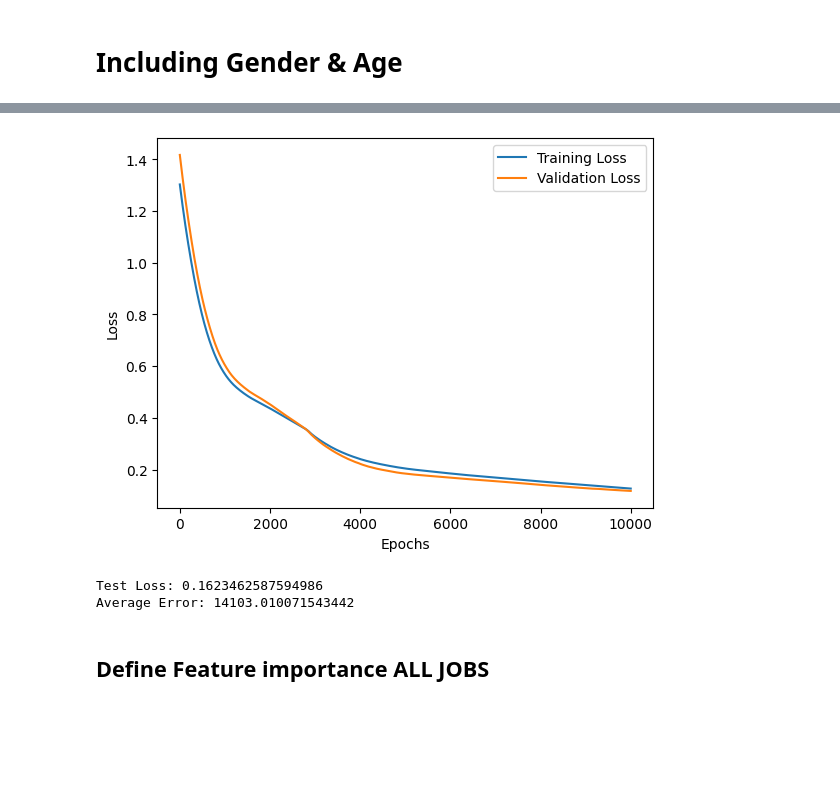
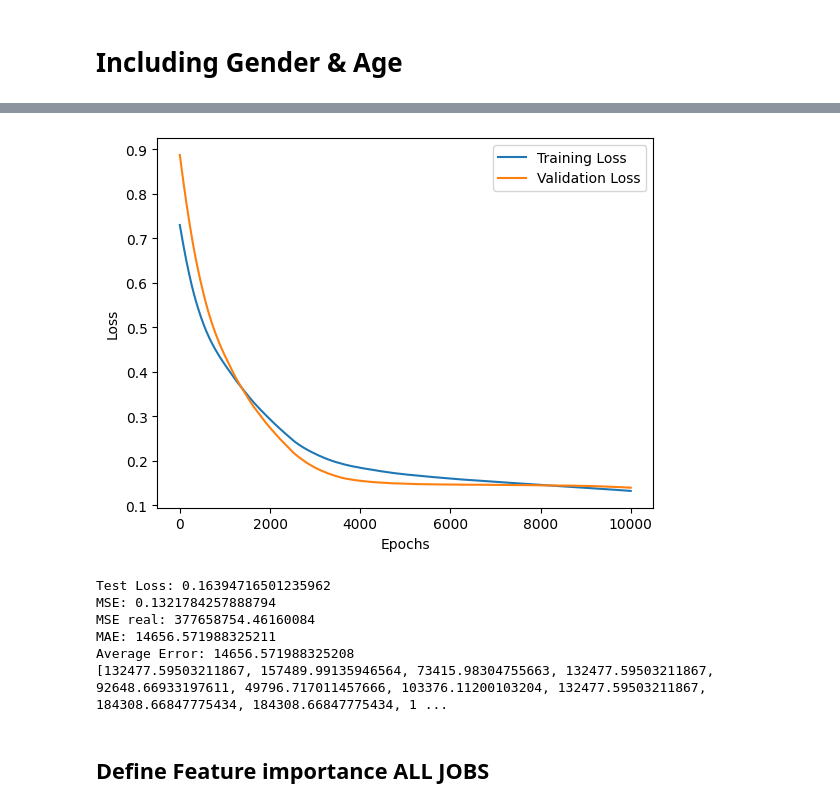
Before and after one commit to CarloRobbiani/ml_project, a Jupyter notebook: Salary new dataset/salary prediction.ipynb, the cells around one changed output, grey strips where cells are left out. Saved outputs shown, nothing was run; the diff lists cells and outputs as text; code cells hidden in the pictures; blank space fills up the shorter version.

```diff
--- a/Salary new dataset/salary prediction.ipynb
+++ b/Salary new dataset/salary prediction.ipynb
@@ -286,6 +286,7 @@ import torch.nn as nn
 import matplotlib.pyplot as plt
 from sklearn.preprocessing import StandardScaler, LabelEncoder
 from sklearn.model_selection import train_test_split
+from sklearn.metrics import mean_absolute_error
 
 # Drop rows with missing values in the relevant columns
 df_drop2 = df.dropna(subset=['Salary', 'Years of Experience', 'Education Level', 'Gender', 'Age']).copy()
@@ -367,12 +368,23 @@ with torch.no_grad():
 y_test_pred_unscaled = scaler.inverse_transform(
     torch.cat((X_test[:, 0].unsqueeze(1), y_test_pred, X_test[:, 1:2]), dim=1))[:, 1]
 
-print(y_test_pred_unscaled)
 
+actual_salary_array = []
+actual_pred_array = []
 sum_error_all_ga = 0
 for i, pred in enumerate(y_test_pred_unscaled):
     actual_salary = scaler.inverse_transform(test[['Years of Experience', 'Salary', 'Age']].values)[i][1]
     sum_error_all_ga += abs(pred - actual_salary)/ len(y_test_pred_unscaled)
+    actual_salary_array.append(actual_salary)
+    actual_pred_array.append(pred)
+
+
+
+mse_real = mean_squared_error(actual_salary_array, actual_pred_array)
+mae = mean_absolute_error(actual_salary_array, actual_pred_array)
+print(f"MSE real: {mse_real}")
+print(f"MAE: {mae}")
+
 
 torch.save(model_all_gen_age.state_dict(), "model_all_gen_age.pth")
 print(f"Average Error: {sum_error_all_ga}")
@@ -514,6 +528,7 @@ import torch.nn as nn
 import matplotlib.pyplot as plt
 from sklearn.preprocessing import StandardScaler, LabelEncoder
 from sklearn.model_selection import train_test_split
+from sklearn.metrics import mean_absolute_error
 
 # Filter data for a specific job title
 job = 'Software Engineer'
@@ -533,7 +548,7 @@ df_job = df_job.dropna(subset=['Salary', 'Years of Experience', 'Education Level
 #df_job['Gender'] = df_job['Gender'].map(gender_mapping).copy()
 
 #-----------------------------------
-print(f"df_job na: {df_job.isna().sum()}")
+#print(f"df_job na: {df_job.isna().sum()}")
 
 # Split the data
 train, test = train_test_split(df_job, test_size=0.3, random_state=42)
@@ -602,19 +617,30 @@ with torch.no_grad():
     y_test_pred = model_SE_gen_age(X_test)
     test_loss = criterion(y_test_pred, y_test)
     print(f'Test Loss: {test_loss.item()}')
+    mse = mean_squared_error(y_train, y_pred)
+    print(f"MSE: {mse}")
 
 # Inverse transform predictions back to original salary scale
 # We add placeholders for 'Years of Experience' and 'Age' to inverse transform correctly
 y_test_pred_unscaled = scaler.inverse_transform(
     torch.cat((X_test[:, 0].unsqueeze(1), y_test_pred, X_test[:, 1:2]), dim=1))[:, 1]
 
-
+actual_salary_array = []
+actual_pred_array = []
 sum_error_SE_ga = 0
 for i, pred in enumerate(y_test_pred_unscaled):
     actual_salary = scaler.inverse_transform(test[['Years of Experience', 'Salary', 'Age']].values)[i][1]
     sum_error_SE_ga += abs(pred - actual_salary)/ len(y_test_pred_unscaled)
+    actual_salary_array.append(actual_salary)
+    actual_pred_array.append(pred)
+
+mse_real = mean_squared_error(actual_salary_array, actual_pred_array)
+mae = mean_absolute_error(actual_salary_array, actual_pred_array)
+print(f"MSE real: {mse_real}")
+print(f"MAE: {mae}")
 
 
 torch.save(model_SE_gen_age.state_dict(), "model_SE_gen_age.pth")
 print(f"Average Error: {sum_error_SE_ga}")
+print(actual_pred_array)
 # %% [output]
@@ -638,6 +657,10 @@ Epoch 9000 - Train Loss: 0.14008373022079468 | Validation Loss: 0.12749835848808
-[figure, old version]
+[figure, new version]
-Test Loss: 0.1623462587594986
-Average Error: 14103.010071543442
+Test Loss: 0.16394716501235962
+MSE: 0.1321784257888794
+MSE real: 377658754.46160084
+MAE: 14656.571988325211
+Average Error: 14656.571988325208
+[132477.59503211867, 157489.99135946564, 73415.98304755663, 132477.59503211867, 92648.66933197611, 49796.717011457666, 103376.11200103204, 132477.59503211867, 184308.66847775434, 184308.66847775434, 1 ...
 # %% [markdown]
 ## Define Feature importance ALL JOBS
 # %%
```
Also changed, not shown: parts of 8 cells of this notebook, 7 other files.
